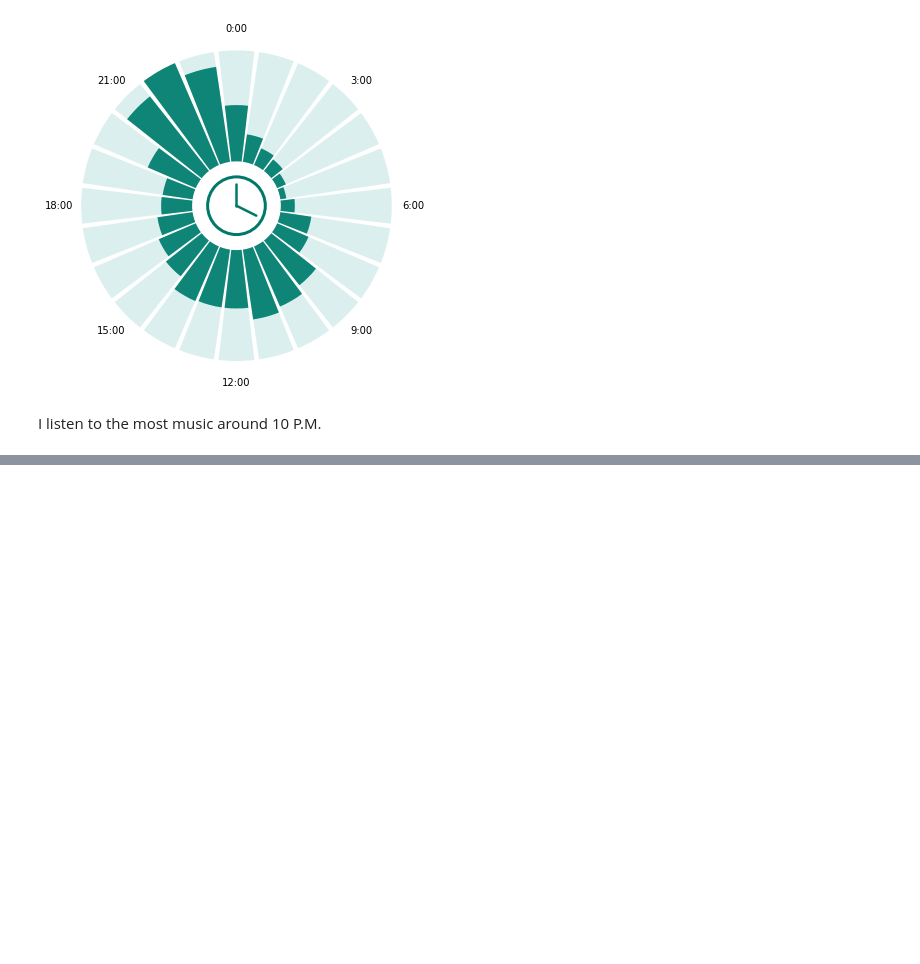
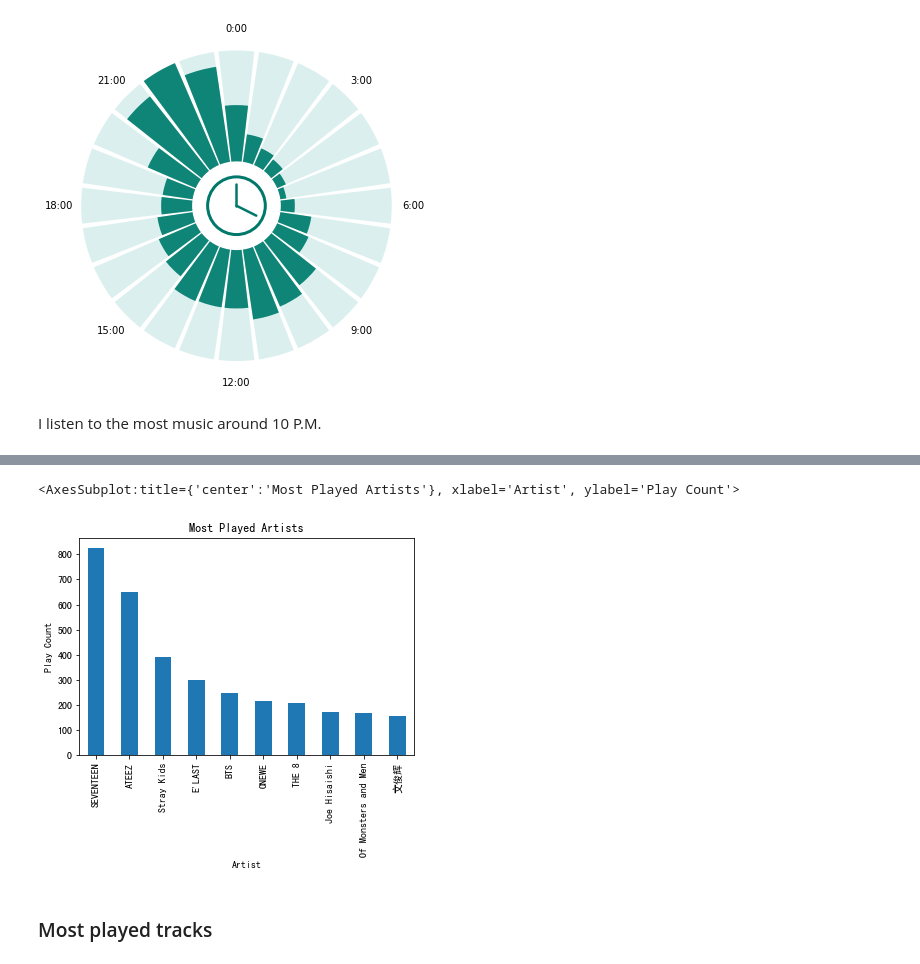
Before and after one commit to YasMME/spotify-data-exploration, a Jupyter notebook: SpotifyStreamingHistory.ipynb, the cells around one changed output, grey strips where cells are left out. Cells and saved outputs as stored; diff of their text form; code cells hidden in the pictures; blank space fills up the shorter version.

```diff
--- a/SpotifyStreamingHistory.ipynb
+++ b/SpotifyStreamingHistory.ipynb
@@ -144,0 +162,2 @@ I listen to the most music around 10 P.M.
+# %%
+distinct_tracks = spotify_streaming_frame.groupby(['artistName', 'trackName']).size().reset_index().rename(columns={0:'playCount'})
@@ -144,0 +175,2 @@ I listen to the most music around 10 P.M.
+# %%
+top_10_artists = distinct_tracks.groupby(['artistName'])['playCount'].sum().nlargest(10)
@@ -144,0 +192,8 @@ I listen to the most music around 10 P.M.
+# %%
+plt.rcParams['font.sans-serif'] = ['SimHei'] # Allow Chinese
+top_10_artists.plot.bar(xlabel='Artist', ylabel='Play Count', title='Most Played Artists')
+# %% [output]
+<AxesSubplot:title={'center':'Most Played Artists'}, xlabel='Artist', ylabel='Play Count'>
+[figure, added]
+# %% [markdown]
+### Most played tracks
```
Also changed, not shown: parts of 27 cells of this notebook.
